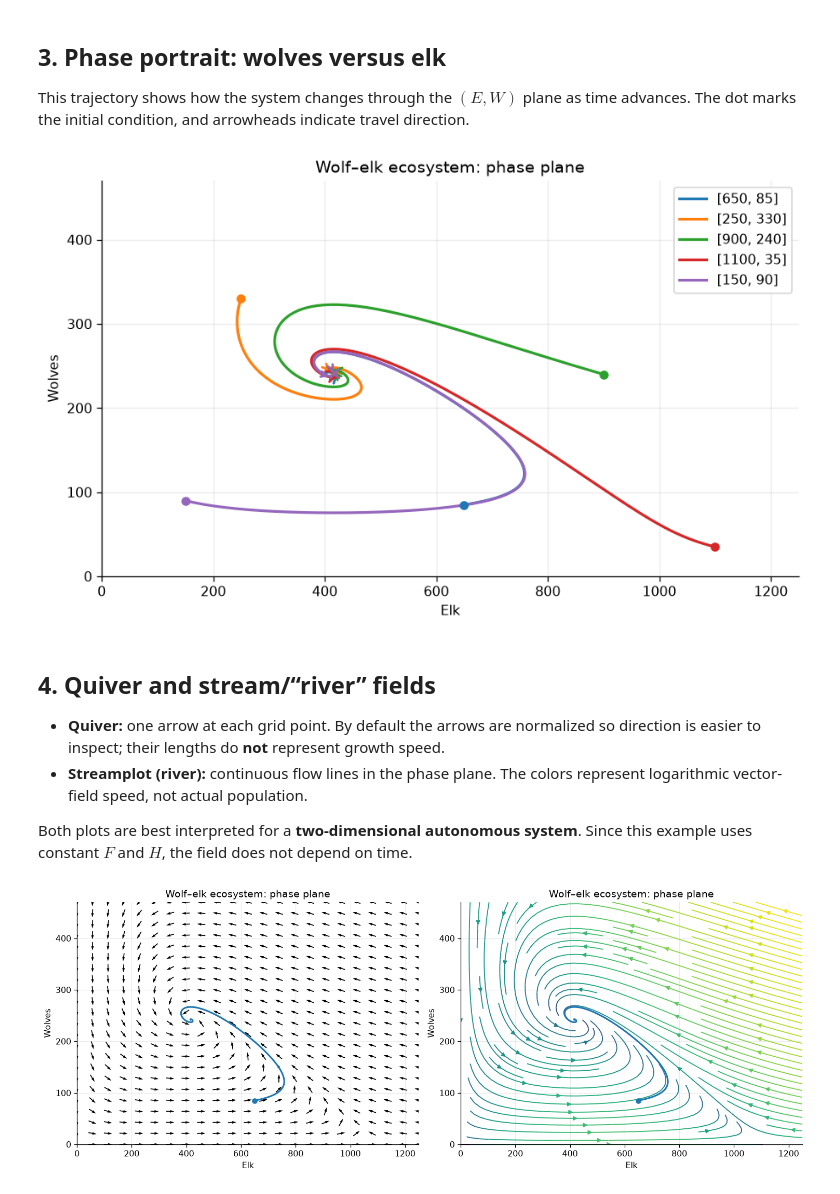
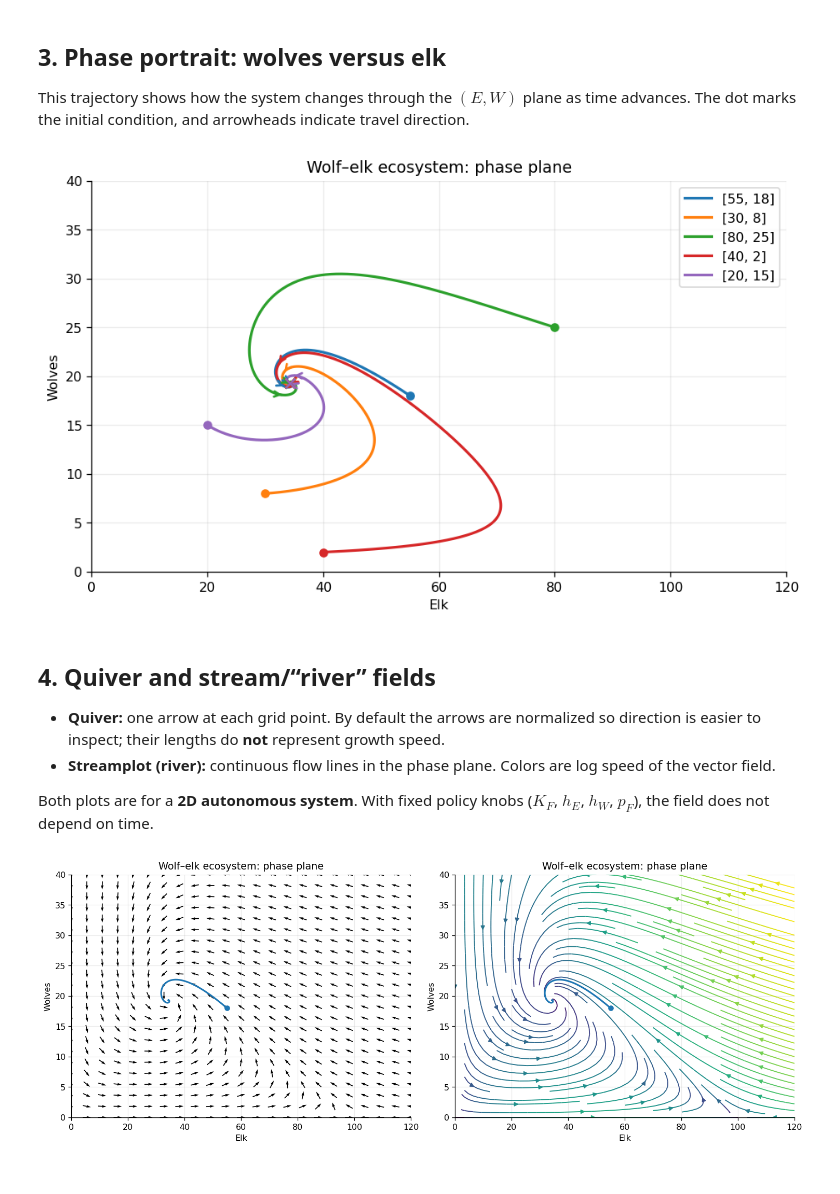
Before and after one commit to rydohaines/Modeling-Wolf-Elk-Populations, a Jupyter notebook: wolf_elk_demo.ipynb, the cells around one changed output. Cells and saved outputs as stored; diff of their text form; code cells hidden in the pictures.

```diff
--- a/wolf_elk_demo.ipynb
+++ b/wolf_elk_demo.ipynb
@@ -62,8 +53,8 @@ Parameters:
 
 Change `initial_populations`, `t_span`, or any parameter to explore a different scenario. The returned solution contains `solution.t` and `solution.y`, with row 0 for elk and row 1 for wolves.
 # %%
-initial_populations = [650, 85]  # [elk, wolves]
-t_span = (0, 200)
+initial_populations = [55.0, 18.0]  # [elk, wolves]
+t_span = (0.0, 80.0)
 solution = model.solve(initial_populations, t_span, n_points=1201)
 
 fig, ax = model.plot_time_series(solution)
@@ -78,27 +69,27 @@ Final populations: elk=416.00, wolves=242.04
 
 This trajectory shows how the system changes through the $(E,W)$ plane as time advances. The dot marks the initial condition, and arrowheads indicate travel direction.
 # %%
-starts = [[650, 85], [250, 330], [900, 240], [1100, 35], [150, 90]]
+starts = [[55, 18], [30, 8], [80, 25], [40, 2], [20, 15]]
 trajectories = model.solve_many(starts, t_span)
 fig, ax = model.plot_phase_plane(trajectories, labels=[str(y0) for y0 in starts], mark_end=True)
-ax.set(xlim=(0, 1250), ylim=(0, 470))
+ax.set(xlim=(0, 120), ylim=(0, 40))
 plt.show()
 # %% [output]
-[figure, old version]
+[figure, new version]
 # %% [markdown]
 ## 4. Quiver and stream/“river” fields
 
 - **Quiver:** one arrow at each grid point. By default the arrows are normalized so direction is easier to inspect; their lengths do **not** represent growth speed.
-- **Streamplot (river):** continuous flow lines in the phase plane. The colors represent logarithmic vector-field speed, not actual population.
+- **Streamplot (river):** continuous flow lines in the phase plane. Colors are log speed of the vector field.
 
-Both plots are best interpreted for a **two-dimensional autonomous system**. Since this example uses constant $F$ and $H$, the field does not depend on time.
+Both plots are for a **2D autonomous system**. With fixed policy knobs ($K_F$, $h_E$, $h_W$, $p_F$), the field does not depend on time.
 # %%
-phase_xlim, phase_ylim = (0, 1250), (0, 470)
+phase_xlim, phase_ylim = (0, 120), (0, 40)
 fig, axes = plt.subplots(1, 2, figsize=(13, 5))
 model.plot_quiver(phase_xlim, phase_ylim, ax=axes[0], grid=23)
 model.plot_streamplot(phase_xlim, phase_ylim, ax=axes[1], grid=61, density=1.25)
 for ax in axes:
     model.plot_phase_plane(solution, ax=ax, mark_start=True, direction_arrows=False)
 plt.show()
 # %% [output]
-[figure, old version]
+[figure, new version]
```
Also changed, not shown: parts of 26 cells of this notebook, 4 other files.
